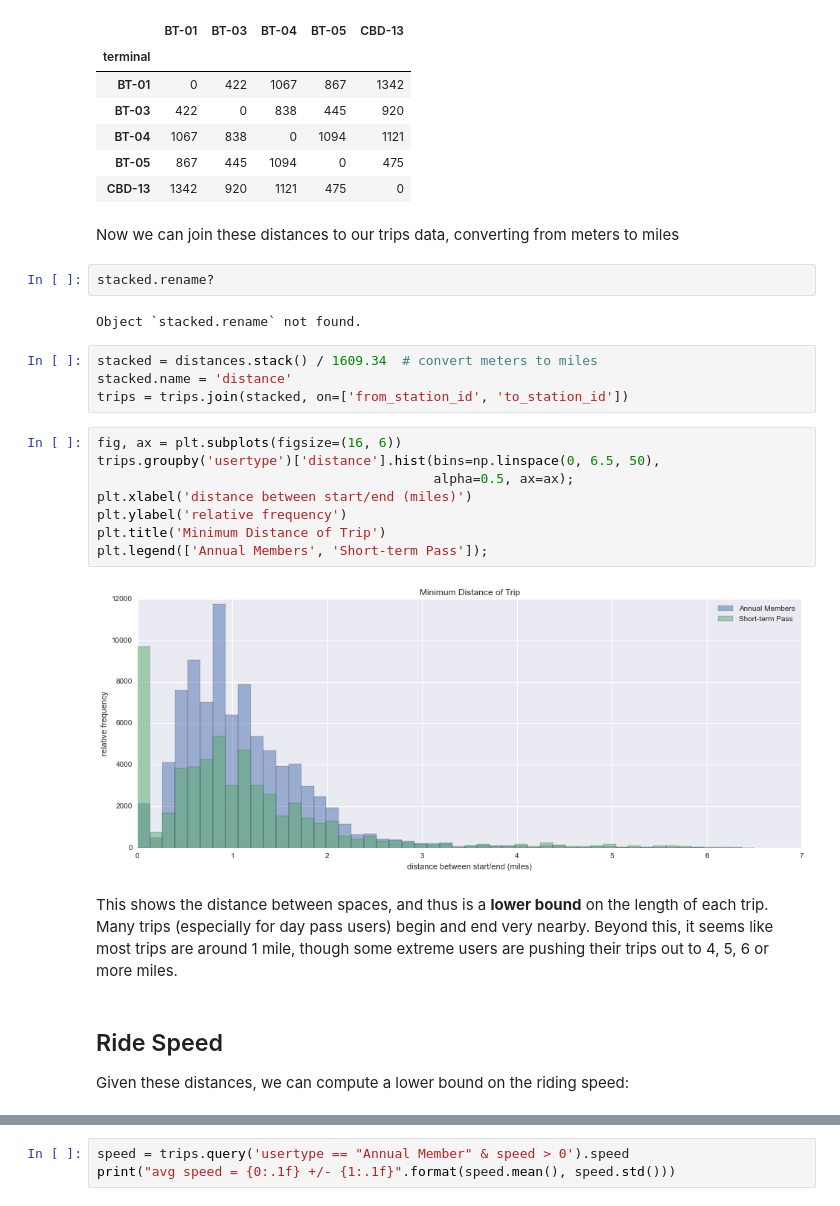
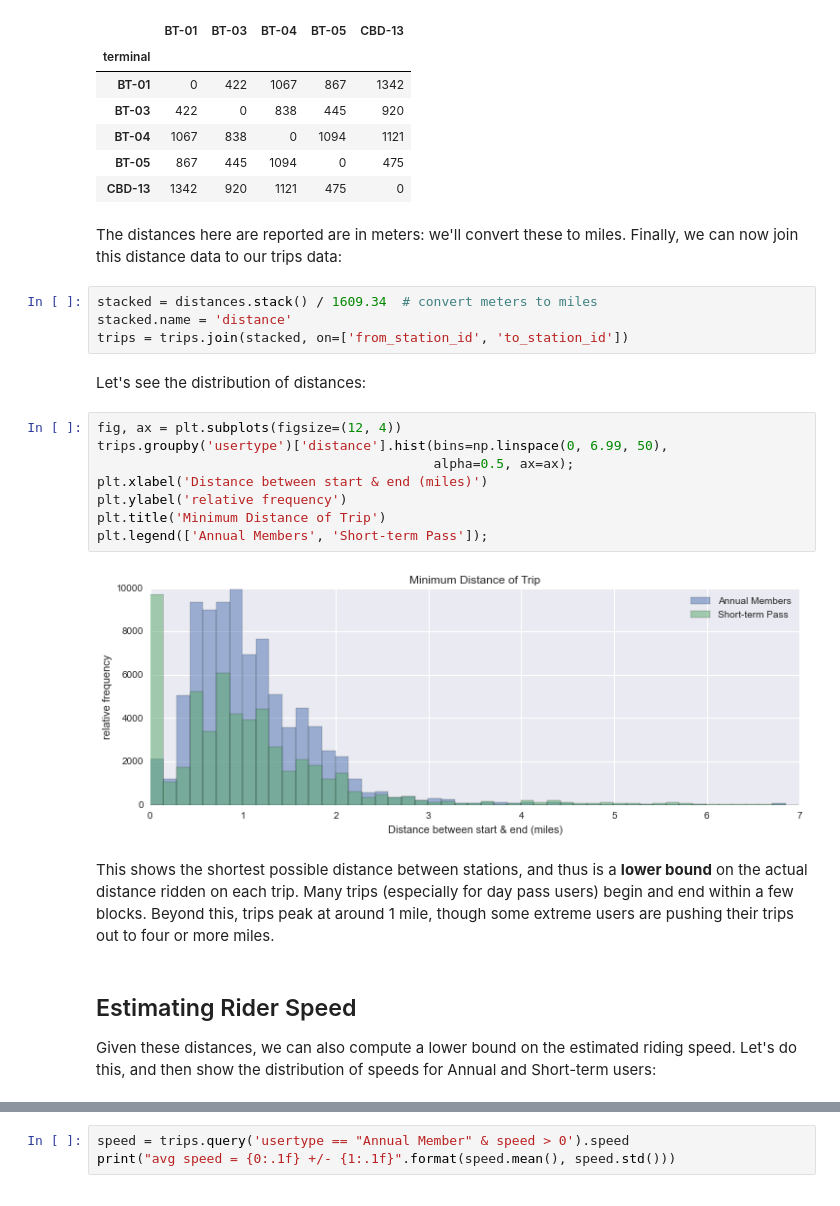
Before and after one commit to jakevdp/ProntoData, a Jupyter notebook: ProntoData.ipynb, the cells around one changed output, grey strips where cells are left out. Cells and saved outputs as stored; diff of their text form.

Commit message:
update data discussion

```diff
--- a/ProntoData.ipynb
+++ b/ProntoData.ipynb
@@ -183,33 +231,34 @@ distances.iloc[:5, :5]
 | BT-04 | 1067 | 838 | 0 | 1094 | 1121 |
 | BT-05 | 867 | 445 | 1094 | 0 | 475 |
 | CBD-13 | 1342 | 920 | 1121 | 475 | 0 |
-# %% [markdown]
-Now we can join these distances to our trips data, converting from meters to miles
-# %%
-stacked.rename?
-# %% [output]
-Object `stacked.rename` not found.
+# %% [markdown]
+The distances here are reported are in meters: we'll convert these to miles.
+Finally, we can now join this distance data to our trips data:
 # %%
 stacked = distances.stack() / 1609.34  # convert meters to miles
 stacked.name = 'distance'
 trips = trips.join(stacked, on=['from_station_id', 'to_station_id'])
+# %% [markdown]
+Let's see the distribution of distances:
 # %%
-fig, ax = plt.subplots(figsize=(16, 6))
-trips.groupby('usertype')['distance'].hist(bins=np.linspace(0, 6.5, 50),
+fig, ax = plt.subplots(figsize=(12, 4))
+trips.groupby('usertype')['distance'].hist(bins=np.linspace(0, 6.99, 50),
                                            alpha=0.5, ax=ax);
-plt.xlabel('distance between start/end (miles)')
+plt.xlabel('Distance between start & end (miles)')
 plt.ylabel('relative frequency')
 plt.title('Minimum Distance of Trip')
 plt.legend(['Annual Members', 'Short-term Pass']);
 # %% [output]
-[figure, old version]
+[figure, new version]
 # %% [markdown]
-This shows the distance between spaces, and thus is a **lower bound** on the length of each trip.
-Many trips (especially for day pass users) begin and end very nearby. Beyond this, it seems like most trips are around 1 mile, though some extreme users are pushing their trips out to 4, 5, 6 or more miles.
+This shows the shortest possible distance between stations, and thus is a **lower bound** on the actual distance ridden on each trip.
+Many trips (especially for day pass users) begin and end within a few blocks.
+Beyond this, trips peak at around 1 mile, though some extreme users are pushing their trips out to four or more miles.
 # %% [markdown]
-## Ride Speed
+## Estimating Rider Speed
 
-Given these distances, we can compute a lower bound on the riding speed:
+Given these distances, we can also compute a lower bound on the estimated riding speed.
+Let's do this, and then show the distribution of speeds for Annual and Short-term users:
 # %%
 trips['speed'] = trips.distance * 60 / trips.minutes
 trips.groupby('usertype')['speed'].hist(bins=np.linspace(0, 15, 50), alpha=0.5, normed=True);
```
Also changed, not shown: parts of 47 cells of this notebook.
